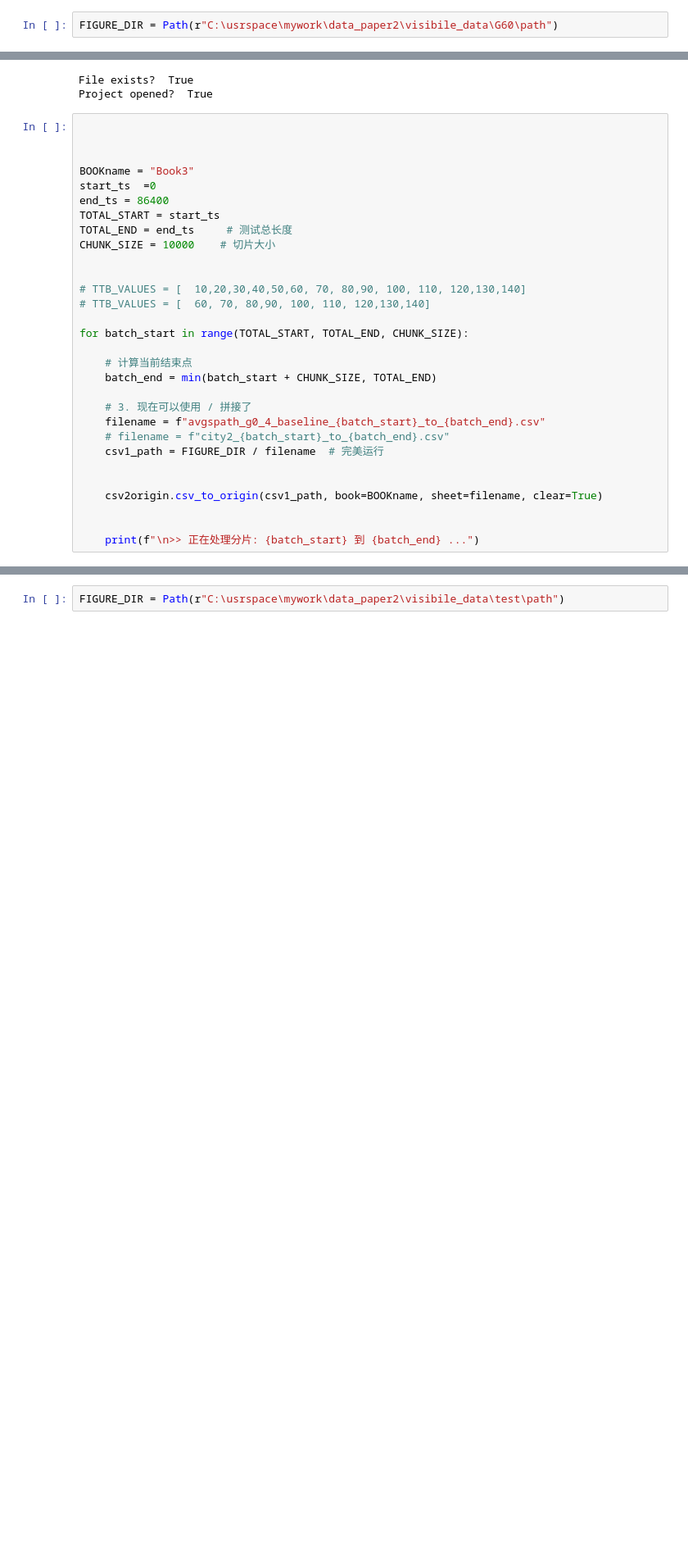
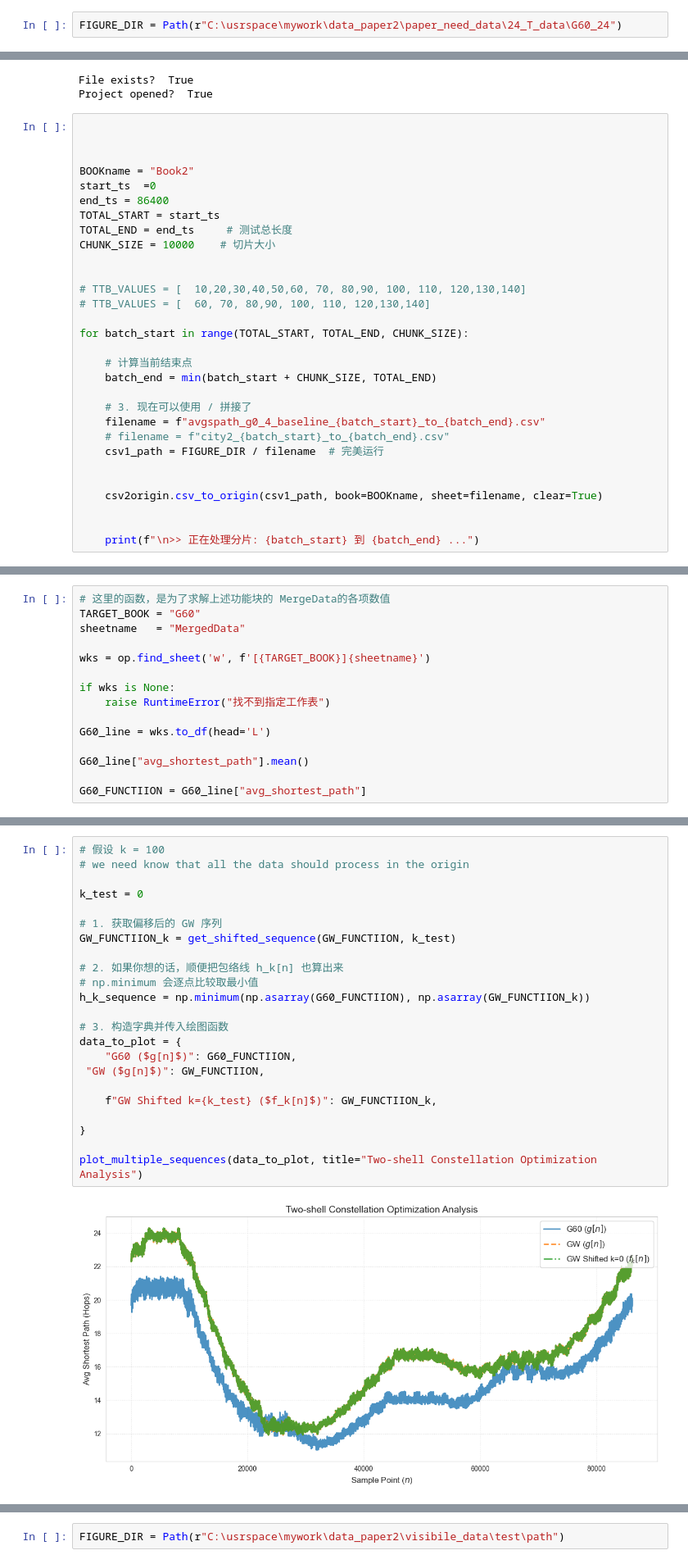
Before and after one commit to yfh667/generic, a Jupyter notebook: draw/pymatlab2/origin_method/paper2.ipynb, the cells around one changed output, grey strips where cells are left out. Shown at 82% size. Drawn from its saved outputs; the diff is of its cells as text; blank space fills up the shorter version.

```diff
--- a/draw/pymatlab2/origin_method/paper2.ipynb
+++ b/draw/pymatlab2/origin_method/paper2.ipynb
@@ -86,7 +87,7 @@ import draw.pymatlab2.origin_function.csv2origin as csv2origin
 # %%
 FIGURE_DIR = Path(r"C:\usrspace\mywork\data_paper2\visibile_data\GW\path")
 # %%
-FIGURE_DIR = Path(r"C:\usrspace\mywork\data_paper2\visibile_data\G60\path")
+FIGURE_DIR = Path(r"C:\usrspace\mywork\data_paper2\paper_need_data\24_T_data\G60_24")
 # %%
 import originpro as op
 import numpy as np
@@ -134,7 +135,7 @@ Project opened?  True
 
 
 
-BOOKname = "Book3"
+BOOKname = "Book2"
 start_ts  =0
 end_ts = 86400
 TOTAL_START = start_ts
@@ -278,0 +294,15 @@ Origin 导入完成。
+# %%
+# 这里的函数，是为了求解上述功能块的 MergeData的各项数值
+TARGET_BOOK = "G60"
+sheetname   = "MergedData"
+
+wks = op.find_sheet('w', f'[{TARGET_BOOK}]{sheetname}')
+
+if wks is None:
+    raise RuntimeError("找不到指定工作表")
+
+G60_line = wks.to_df(head='L')
+
+G60_line["avg_shortest_path"].mean()
+
+G60_FUNCTIION = G60_line["avg_shortest_path"]
@@ -278,0 +400,25 @@ Origin 导入完成。
+# %%
+# 假设 k = 100
+# we need know that all the data should process in the origin
+
+k_test = 0
+
+# 1. 获取偏移后的 GW 序列
+GW_FUNCTIION_k = get_shifted_sequence(GW_FUNCTIION, k_test)
+
+# 2. 如果你想的话，顺便把包络线 h_k[n] 也算出来
+# np.minimum 会逐点比较取最小值
+h_k_sequence = np.minimum(np.asarray(G60_FUNCTIION), np.asarray(GW_FUNCTIION_k))
+
+# 3. 构造字典并传入绘图函数
+data_to_plot = {
+    "G60 ($g[n]$)": G60_FUNCTIION,
+ "GW ($g[n]$)": GW_FUNCTIION,
+
+    f"GW Shifted k={k_test} ($f_k[n]$)": GW_FUNCTIION_k,
+
+}
+
+plot_multiple_sequences(data_to_plot, title="Two-shell Constellation Optimization Analysis")
+# %% [output]
+[figure, added]
```
Also changed, not shown: parts of 62 cells of this notebook, 21 other files.
